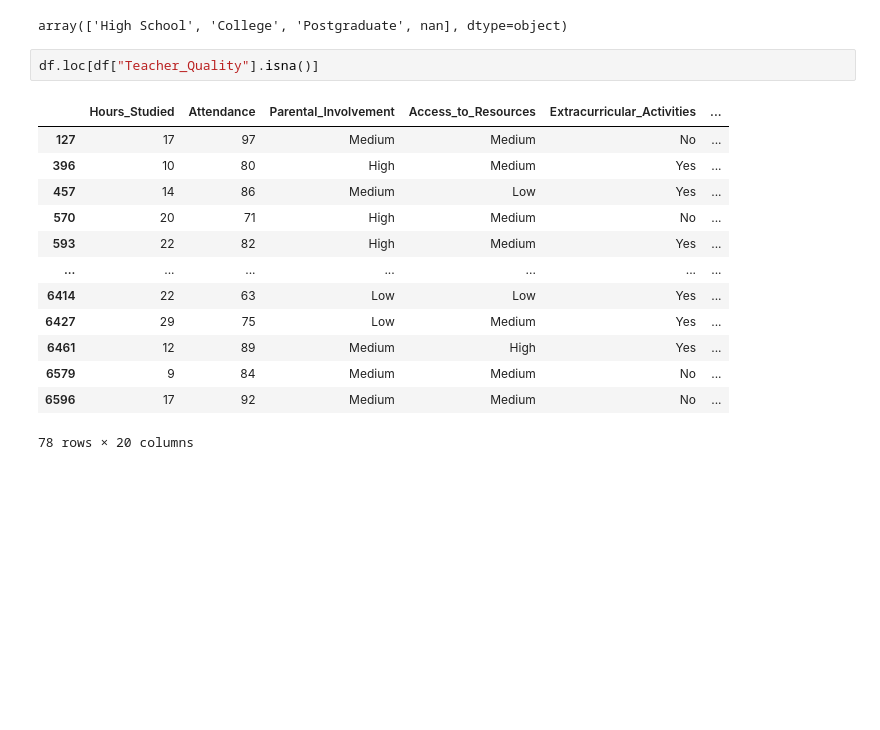
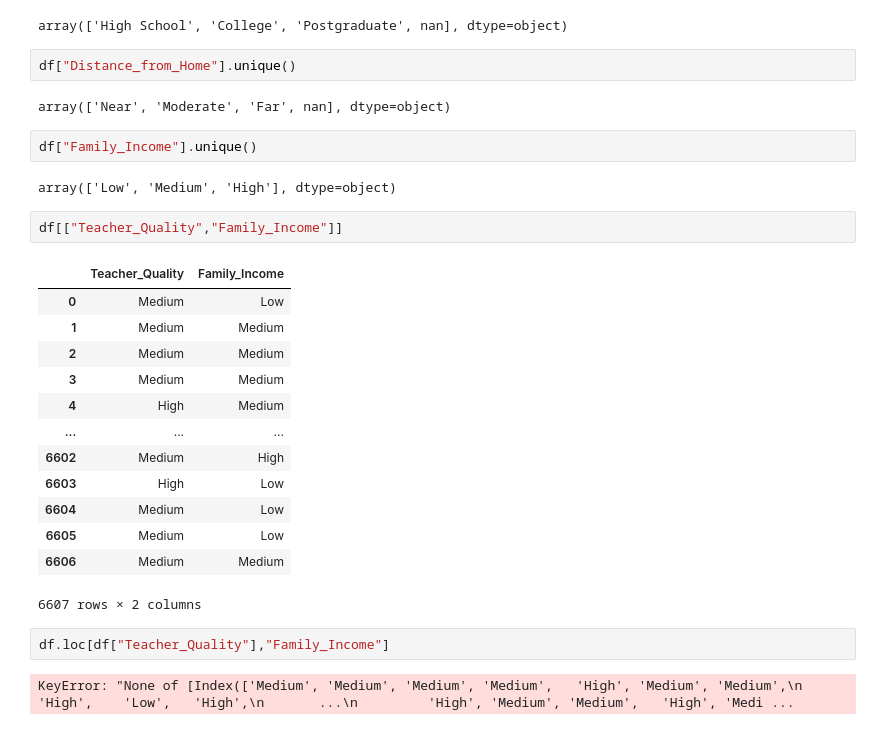
Before and after one commit to 3iraqi-0/mohamed_eleraqi_pandas_task_3, a Jupyter notebook: dataset.ipynb, the cells around one changed output. Cells and saved outputs as stored; diff of their text form; blank space fills up the shorter version.

```diff
--- a/dataset.ipynb
+++ b/dataset.ipynb
@@ -95,19 +95,31 @@ array(['Medium', 'High', 'Low', nan], dtype=object)
 df["Parental_Education_Level"].unique()
 # %% [output]
 array(['High School', 'College', 'Postgraduate', nan], dtype=object)
+# %%
+df["Distance_from_Home"].unique()
+# %% [output]
+array(['Near', 'Moderate', 'Far', nan], dtype=object)
+# %%
+df["Family_Income"].unique()
+# %% [output]
+array(['Low', 'Medium', 'High'], dtype=object)
+# %%
+df[["Teacher_Quality","Family_Income"]]
+# %% [output]
+|  | Teacher_Quality | Family_Income |
+| 0 | Medium | Low |
+| 1 | Medium | Medium |
+| 2 | Medium | Medium |
+| 3 | Medium | Medium |
+| 4 | High | Medium |
+| ... | ... | ... |
+| 6602 | Medium | High |
+| 6603 | High | Low |
+| 6604 | Medium | Low |
+| 6605 | Medium | Low |
+| 6606 | Medium | Medium |
+6607 rows × 2 columns
 # %%
-df.loc[df["Teacher_Quality"].isna()]
+df.loc[df["Teacher_Quality"],"Family_Income"]
 # %% [output]
-|  | Hours_Studied | Attendance | Parental_Involvement | Access_to_Resources | Extracurricular_Activities | ... |
-| 127 | 17 | 97 | Medium | Medium | No | ... |
-| 396 | 10 | 80 | High | Medium | Yes | ... |
-| 457 | 14 | 86 | Medium | Low | Yes | ... |
-| 570 | 20 | 71 | High | Medium | No | ... |
-| 593 | 22 | 82 | High | Medium | Yes | ... |
-| ... | ... | ... | ... | ... | ... | ... |
-| 6414 | 22 | 63 | Low | Low | Yes | ... |
-| 6427 | 29 | 75 | Low | Medium | Yes | ... |
-| 6461 | 12 | 89 | Medium | High | Yes | ... |
-| 6579 | 9 | 84 | Medium | Medium | No | ... |
-| 6596 | 17 | 92 | Medium | Medium | No | ... |
-78 rows × 20 columns
+KeyError: "None of [Index(['Medium', 'Medium', 'Medium', 'Medium',   'High', 'Medium', 'Medium',\n         'High',    'Low',   'High',\n       ...\n         'High', 'Medium', 'Medium',   'High', 'Medi ...
```
Also changed, not shown: 2 other files.
